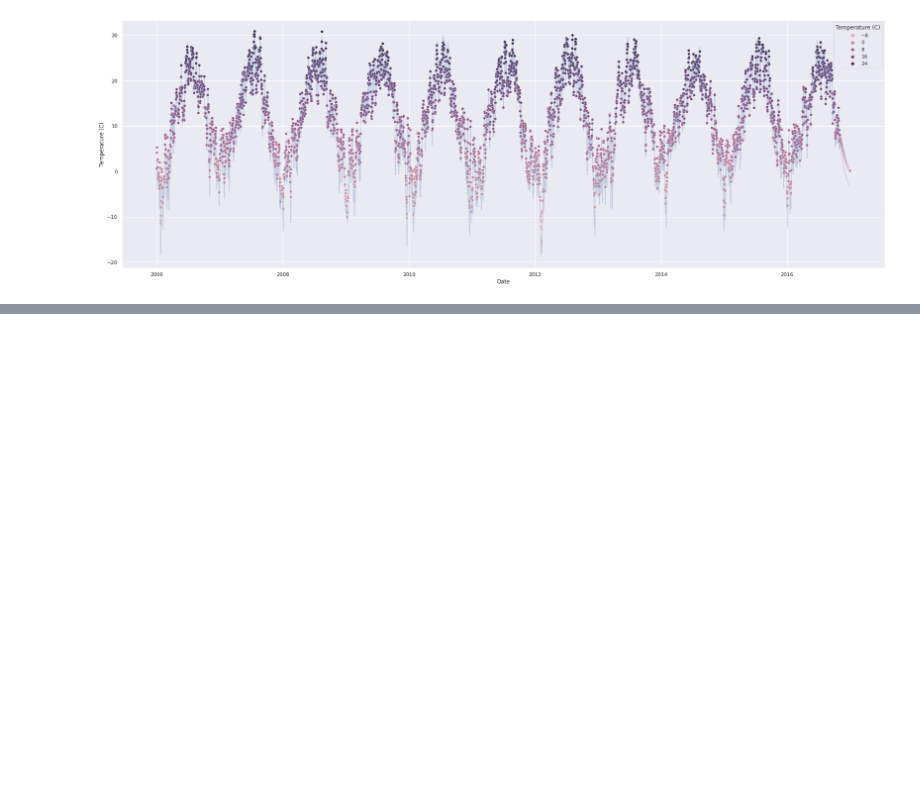
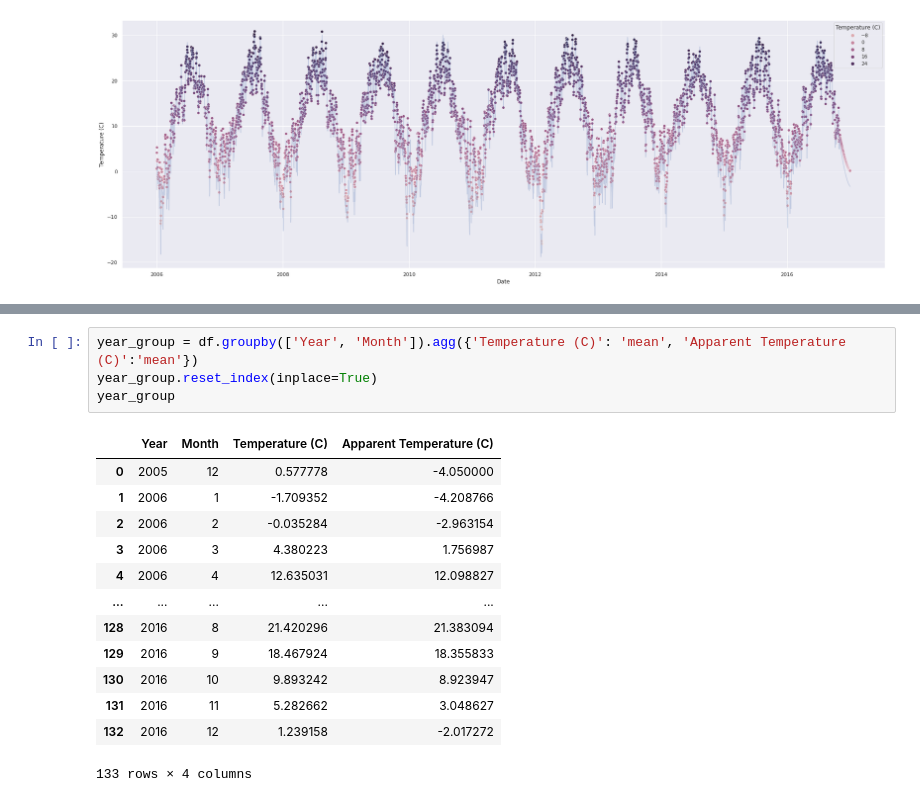
Before and after one commit to nandinib1999/Weather-in-Szeged-2006-2016, a Jupyter notebook: Weather_in_Szeged_2006_2016.ipynb, the cells around one changed output, grey strips where cells are left out. Saved outputs shown, nothing was run; the diff lists cells and outputs as text; blank space fills up the shorter version.

```diff
--- a/Weather_in_Szeged_2006_2016.ipynb
+++ b/Weather_in_Szeged_2006_2016.ipynb
@@ -549,0 +555,18 @@ plt.show()
+# %%
+year_group = df.groupby(['Year', 'Month']).agg({'Temperature (C)': 'mean', 'Apparent Temperature (C)':'mean'})
+year_group.reset_index(inplace=True)
+year_group
+# %% [output]
+|  | Year | Month | Temperature (C) | Apparent Temperature (C) |
+| 0 | 2005 | 12 | 0.577778 | -4.050000 |
+| 1 | 2006 | 1 | -1.709352 | -4.208766 |
+| 2 | 2006 | 2 | -0.035284 | -2.963154 |
+| 3 | 2006 | 3 | 4.380223 | 1.756987 |
+| 4 | 2006 | 4 | 12.635031 | 12.098827 |
+| ... | ... | ... | ... | ... |
+| 128 | 2016 | 8 | 21.420296 | 21.383094 |
+| 129 | 2016 | 9 | 18.467924 | 18.355833 |
+| 130 | 2016 | 10 | 9.893242 | 8.923947 |
+| 131 | 2016 | 11 | 5.282662 | 3.048627 |
+| 132 | 2016 | 12 | 1.239158 | -2.017272 |
+133 rows × 4 columns
```
Also changed, not shown: parts of 5 cells of this notebook.
